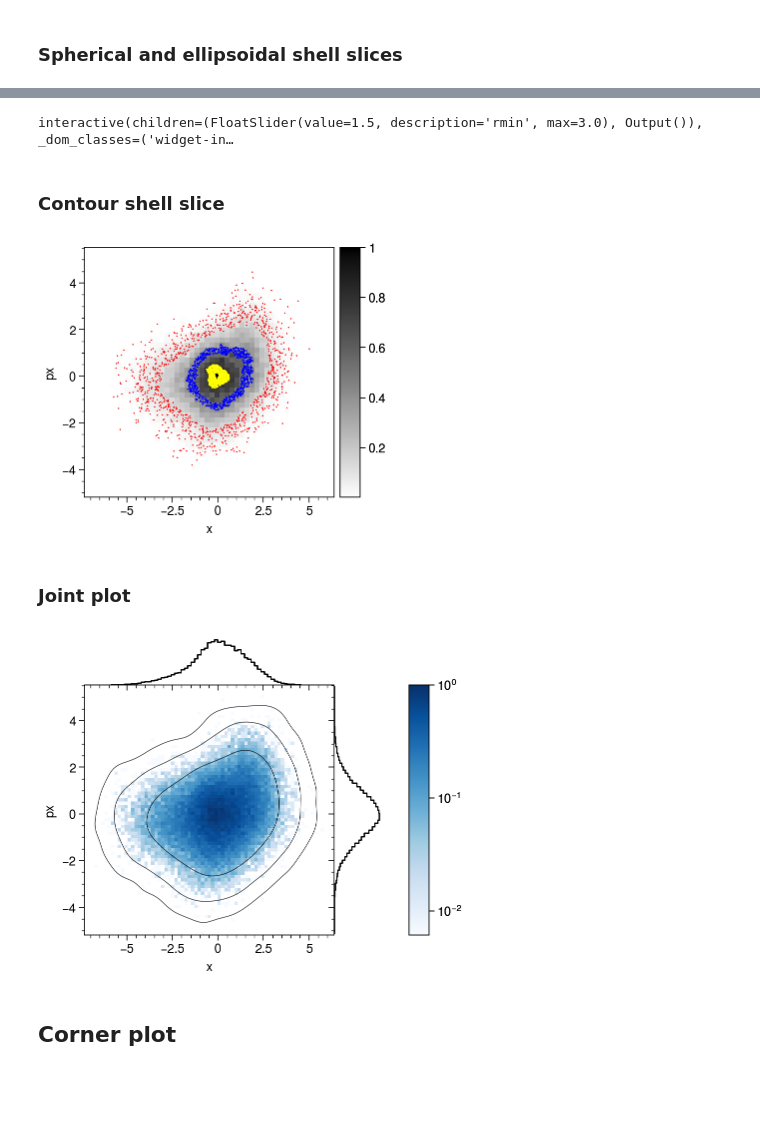
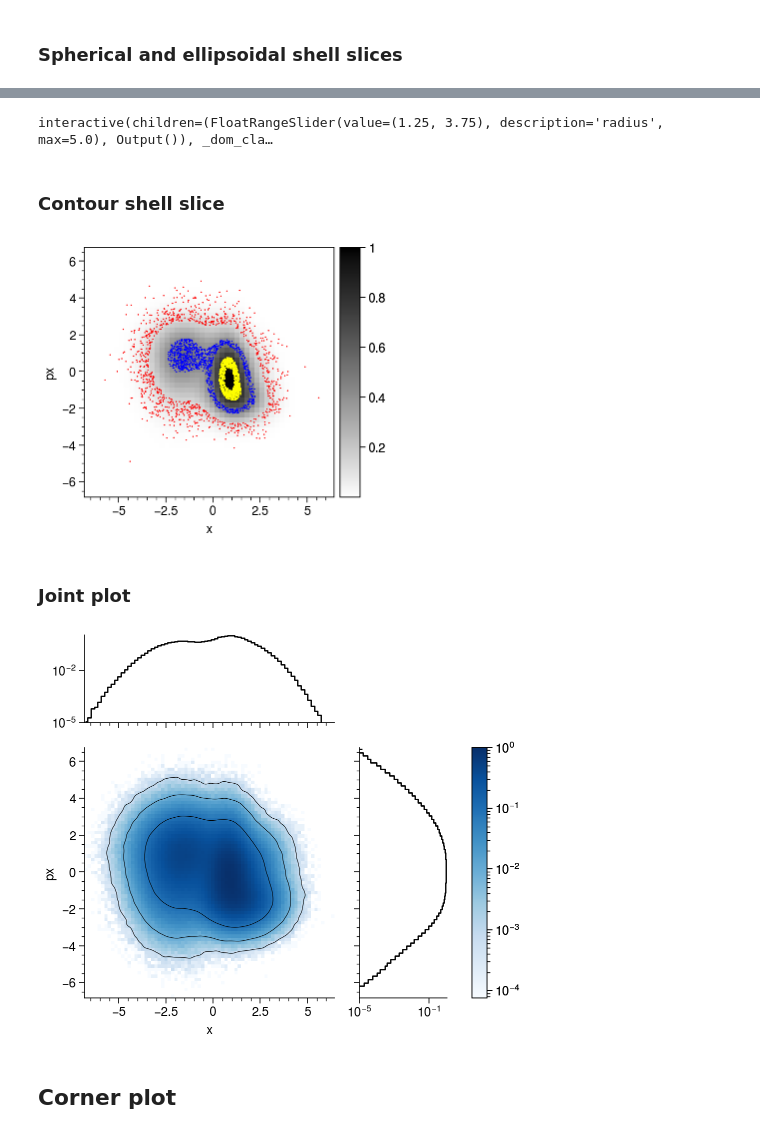
Before and after one commit to austin-hoover/ps-dist, a Jupyter notebook: examples/cloud.ipynb, the cells around one changed output, grey strips where cells are left out. Cells and saved outputs as stored; diff of their text form; code cells hidden in the pictures; blank space fills up the shorter version.

```diff
--- a/examples/cloud.ipynb
+++ b/examples/cloud.ipynb
@@ -23,8 +24,7 @@ pplt.rc["grid"] = False
 Make a six-dimensional distribution.
 # %%
 d = 6
-# n = int(1e6)
-n = int(1e4)
+n = int(1e6)
 dims = ["x", "px", "y", "py", "z", "pz"]
 
 state = np.random.RandomState(1241)
@@ -117,20 +117,18 @@ ax.format(xlabel=_dims[0], ylabel=_dims[1])
 # %%
-@interact(rmin=(0.0, 3.0))
-def update(rmin):
-    @interact(rmax=(rmin, 5.0))
-    def update2(rmax):
-        _X1 = ps.cloud.slice_ellipsoid(_X, axis=(0, 1), rmin=rmin, rmax=rmax)
+@interact(radius=widgets.FloatRangeSlider(min=0.0, max=5.0))
+def update(radius):
+    rmin, rmax = radius
+    _Y = ps.cloud.slice_ellipsoid(_X, axis=(0, 1), rmin=rmin, rmax=rmax)
 
-        fig, ax = pplt.subplots()
-        xmax = 10.0
-        ax.format(xlim=(-xmax, xmax), ylim=(-xmax, xmax))
-        psv.cloud.plot2d(_X, ax=ax, kind="scatter", c="grey")
-        psv.cloud.plot2d(_X1, ax=ax, kind="scatter", c="red")
-        for r in [rmin, rmax]:
-            psv.cloud.plot_rms_ellipse(X, level=r, ax=ax)
-        ax.format(xlabel=_dims[0], ylabel=_dims[1]);
+    fig, ax = pplt.subplots()
+    ax.format(xlim=(-5.0, 5.0), ylim=(-5.0, 5.0))
+    psv.cloud.plot2d(_X, ax=ax, kind="scatter", c="grey")
+    psv.cloud.plot2d(_Y, ax=ax, kind="scatter", c="red")
+    for r in [rmin, rmax]:
+        psv.cloud.plot_rms_ellipse(X, level=r, ax=ax)
+    ax.format(xlabel=_dims[0], ylabel=_dims[1]);
 # %% [output]
-interactive(children=(FloatSlider(value=1.5, description='rmin', max=3.0), Output()), _dom_classes=('widget-in…
+interactive(children=(FloatRangeSlider(value=(1.25, 3.75), description='radius', max=5.0), Output()), _dom_cla…
 # %% [markdown]
 ### Contour shell slice
 # %%
@@ -161,39 +159,44 @@ for lmin, c in zip([0.0, 0.4, 0.8], ["red", "blue", "yellow"]):
     )
 ax.format(xlabel=_dims[0], ylabel=_dims[1]);
 # %% [output]
-[figure, old version]
+[figure, new version]
 # %% [markdown]
 ### Joint plot
 # %%
 grid = psv.JointGrid(
-    panel_kws=dict(space=0.0),
-    panel_fmt_kws_x=dict(xspineloc="bottom"),
-    panel_fmt_kws_y=dict(yspineloc="left"),
+    panel_kws=dict(space="2.0em", width="7.0em"),
+    panel_fmt_kws_x=dict(yspineloc="left", xspineloc="bottom"),
+    panel_fmt_kws_y=dict(yspineloc="left", xspineloc="bottom"),
     xspineloc="bottom",
     yspineloc="left",
 )
 grid.plot_cloud(
     X[:, axis],
     marg_kws=dict(kind="step"),
     marg_hist_kws=dict(bins=75),
     kind="hist",
     process_kws=dict(norm="max"),
     cmap=pplt.Colormap("blues", left=0.0),
     discrete=False,
     norm="log",
     colorbar=True,
+    colorbar_kw=dict(width="1.2em", tickminor=True),
 )
 psv.cloud.plot2d(
     X[:, axis], ax=grid.ax,
     process_kws=dict(norm="max", blur_sigma=5.0),
     kind="contour",
     levels=[0.001, 0.01, 0.1, 1.0],
     colors="black",
     lw=0.4,
 )
+ymin = 10.0 ** -5.0
+ymax = None
+grid.ax_panel_x.format(yformatter="log", yscale="log", ymin=ymin, ymax=ymax)
+grid.ax_panel_y.format(xformatter="log", xscale="log", xmin=ymin, xmax=ymax)
 grid.ax.format(xlabel=_dims[0], ylabel=_dims[1]);
 # %% [output]
-[figure, old version]
+[figure, new version]
 # %% [markdown]
 ## Corner plot
 # %%
```
Also changed, not shown: parts of 12 cells of this notebook, 2 other files.
